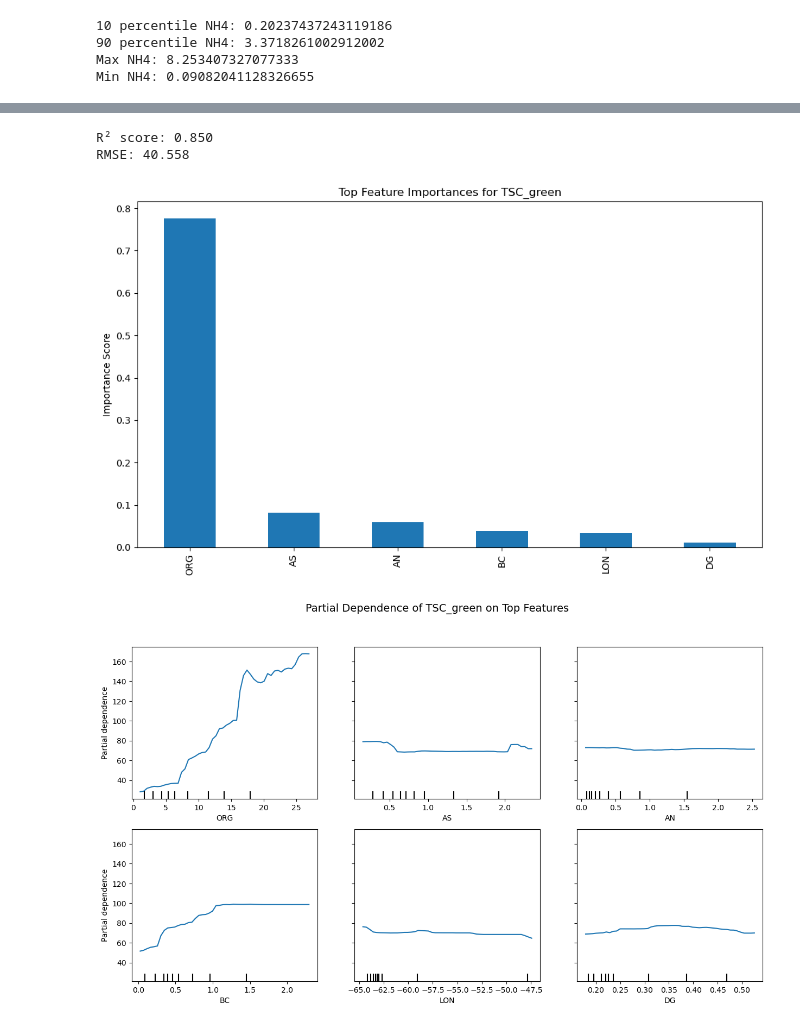
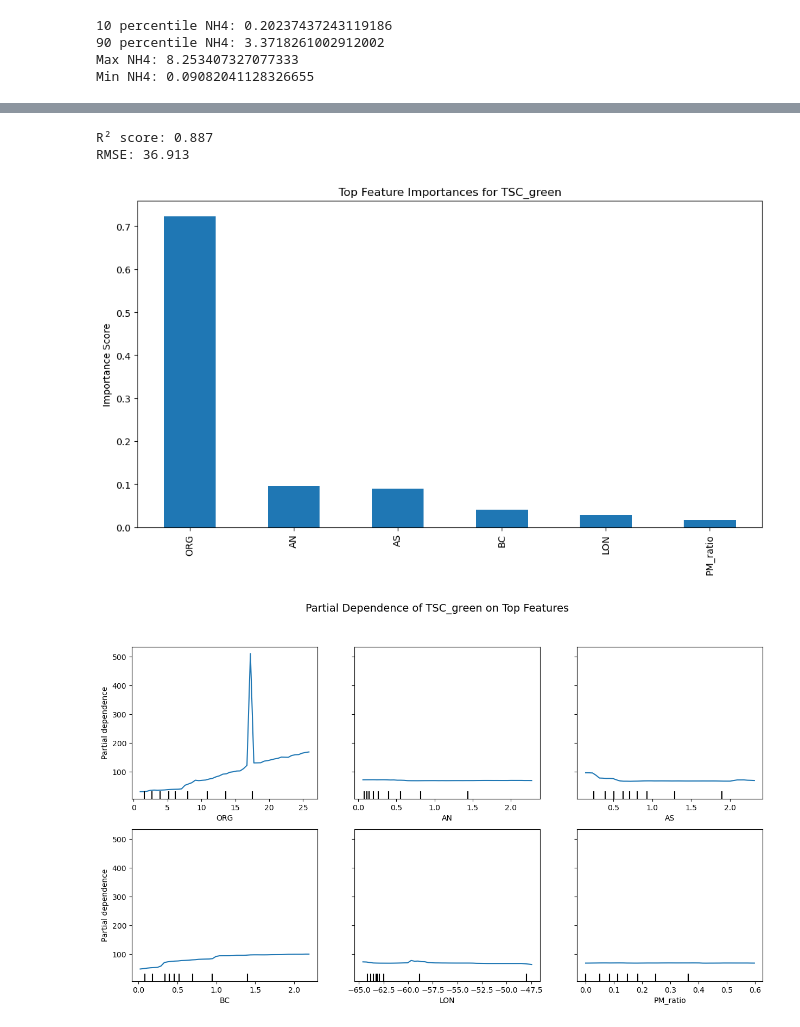
Before and after one commit to thiago-vg/SAMBBA-data-analysis, a Jupyter notebook: Scripts/Multi_linear_analysis/MLR_robust_analysis_v3.ipynb, the cells around one changed output, grey strips where cells are left out. Drawn from its saved outputs; the diff is of its cells as text; code cells hidden in the pictures.

Commit message:
MLR robust analysis with performance plots

```diff
--- a/Scripts/Multi_linear_analysis/MLR_robust_analysis_v3.ipynb
+++ b/Scripts/Multi_linear_analysis/MLR_robust_analysis_v3.ipynb
@@ -721,0 +781,2 @@ ds_core_cloud = xr.open_dataset(filtered_cloud[1])
+# %%
+PM_ratio = compute_pm_ratio(ds_core_cloud)
@@ -837,0 +920,2 @@ len Dg: 294
+# %%
+ds_core_cloud = xr.open_dataset(filtered_cloud[9])
@@ -981,6 +1089,7 @@ for sp2_file, ams_file, core_file, neph_file, cloud_file in zip(filtered_sp2, fi
 
     ds_core_cloud = xr.open_dataset(cloud_file)
     da_pcasp, times_cloud, Dgs = extract_pcasp_geo_diameter(ds_core_cloud)
+    PM_ratio = compute_pm_ratio(ds_core_cloud)
     series = pd.Series(Dgs, index=pd.to_datetime(times_cloud))
 
     # Resample to 1-minute mean
@@ -1018,6 +1127,7 @@ for sp2_file, ams_file, core_file, neph_file, cloud_file in zip(filtered_sp2, fi
     sp2_resampled_matched = sp2_resampled.sel(time=common_times)
     resampled_neph_matched = resampled_neph.sel(time=common_times)
     Dg_aligned_matched = Dgs_1min.reindex(pd.to_datetime(common_times), method="nearest")
+    PM_ratio_matched = PM_ratio.sel(PCAS2TSPM = common_times)
     GF, RH = growth_func_calc(core_file_matched)
 
     #Core file variables
@@ -1043,6 +1153,9 @@ for sp2_file, ams_file, core_file, neph_file, cloud_file in zip(filtered_sp2, fi
     NO3_unc = ams_resampled_matched['NO3_uncertainty'].values
     AS = ams_resampled_matched['NH4_2SO4'].values
     AN = ams_resampled_matched['NH4NO3'].values
+    #PCASP variables
+    Dg = Dg_aligned_matched
+    ratio_pm = PM_ratio_matched
 
     #Secondary Inorganics
     SIC = SO4 + NH4 + NO3
@@ -1079,7 +1192,8 @@ for sp2_file, ams_file, core_file, neph_file, cloud_file in zip(filtered_sp2, fi
         'TSC_green':TSC_green,
         'TSC_red':TSC_red,
         'ABS_PSAP':PSAP_matched,
-        'DG_aligned': Dg_aligned_matched,
+        'DG_aligned': Dg,
+        'PM_ratio': ratio_pm,
         'CO': CO_conc_matched,
         'ALT' : Height,
         'LON': Lon,
@@ -1105,8 +1219,8 @@ for entry in results_sct_all:
             'AS': entry['AS'],
             'AN': entry['AN'],
             'ORG': entry['ORG'],
-            'ORG_UNC': entry['ORG_UNC'],
             'DG': entry['DG_aligned'],
+            'PM_ratio': entry['PM_ratio'],
             'ALT' : entry['ALT'],
             'LON': entry['LON'],
             'LAT': entry['LAT'],
@@ -1900,10 +2049,10 @@ df_filtered_diameter = df_filtered_flight[(df_filtered_flight["ALT"] < 4000)&(df
 # -----------------------------
 # 1. Prepare dataset
 # -----------------------------
-df_clean = df_filtered_flight.replace([np.inf, -np.inf], np.nan).dropna()
+df_clean = df_all.replace([np.inf, -np.inf], np.nan).dropna()
 
 # Features and target
-features = df_clean.drop(columns=['TSC_green','TSC_blue','TSC_red','Flight','ABS_PSAP','LAT','ORG_UNC','CO','SIC','ALT','SO4','NH4','NO3'])
+features = df_clean.drop(columns=['TSC_green','TSC_blue','TSC_red','Flight','ABS_PSAP','LAT','ORG_UNC','SIC','ALT','SO4','NH4','NO3','CO'])
 target = df_clean['TSC_green']*1e6
 
 # -----------------------------
@@ -1917,7 +2066,7 @@ X_train, X_test, y_train, y_test = train_test_split(
 # 3. Fit Random Forest
 # -----------------------------
 rf = RandomForestRegressor(
-    n_estimators=200,
+    n_estimators=400,
     max_depth=None,
     random_state=42,
     n_jobs=-1
@@ -1937,35 +2086,35 @@ print(f"RMSE: {rmse:.3f}")
 # -----------------------------
 # 5. Feature importance
 # -----------------------------
 importances = rf.feature_importances_
 feat_importances = pd.Series(importances, index=features.columns)
 top_features = feat_importances.sort_values(ascending=False).head(6)
 
 plt.figure(figsize=(10,6))
 top_features.plot(kind="bar")
 plt.title("Top Feature Importances for TSC_green")
 plt.ylabel("Importance Score")
 plt.tight_layout()
 plt.show()
 
 # -----------------------------
 # 6. Partial Dependence Plots
 # -----------------------------
 fig, ax = plt.subplots(
     nrows=2, ncols=3, figsize=(15,8), constrained_layout=False, sharey=False
 )
 
 PartialDependenceDisplay.from_estimator(
     rf, X_train,
     features=top_features.index.tolist(),
     grid_resolution=50,
-    ax=ax
+    ax=ax,
 )
 
 fig.suptitle("Partial Dependence of TSC_green on Top Features", fontsize=14)
 plt.show()
 # %% [output]
-R² score: 0.850
-RMSE: 40.558
+R² score: 0.887
+RMSE: 36.913
-[figure, old version]
+[figure, new version]
-[figure, old version]
+[figure, new version]
```
Also changed, not shown: parts of 18 cells of this notebook.
